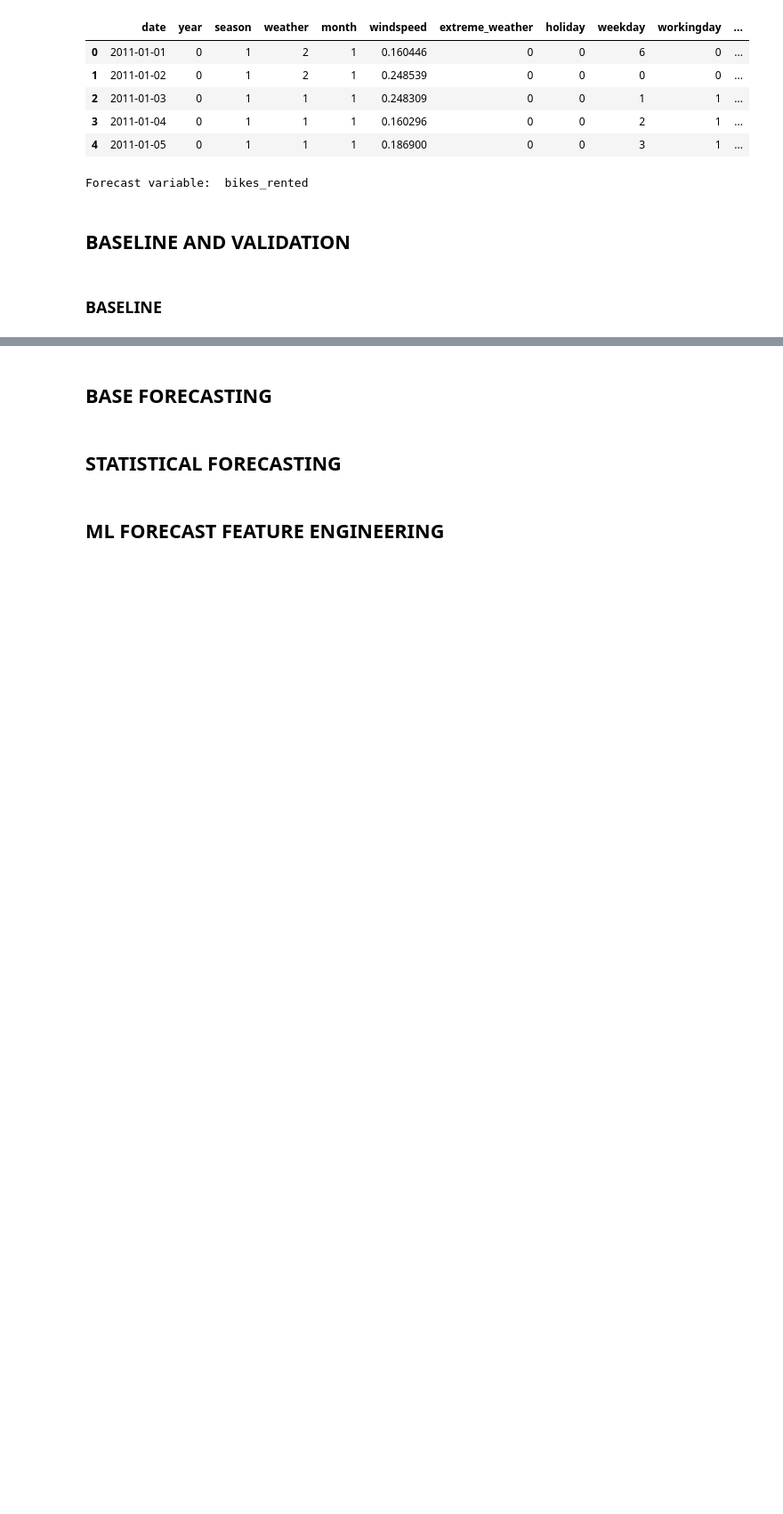
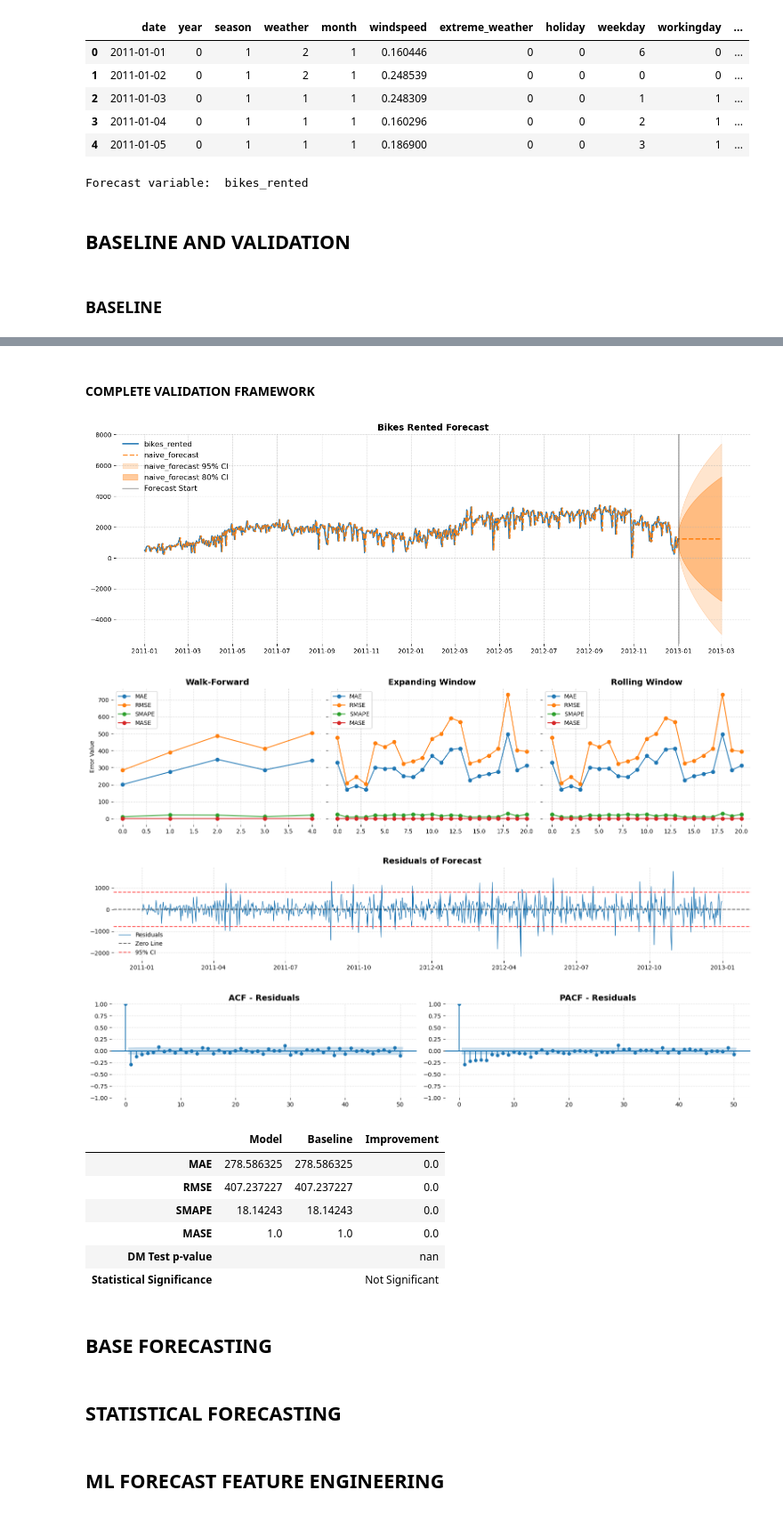
Before and after one commit to EAlmazanG/forecast-incremental-workflow, a Jupyter notebook: notebooks/forecast_day.ipynb, the cells around one changed output, grey strips where cells are left out. Shown at 89% size. Cells and saved outputs as stored; diff of their text form; code cells hidden in the pictures; blank space fills up the shorter version.

```diff
--- a/notebooks/forecast_day.ipynb
+++ b/notebooks/forecast_day.ipynb
@@ -780,0 +990,4 @@ plot_time_series_forecast(df_naive_forecast, [forecast_column, 'naive_forecast']
+# %%
+comparison_results = compare_forecast_models(df_naive_forecast, df_naive_forecast, df_naive_forecast, forecast_column, "naive_forecast")
+df_formatted = format_comparison_results(comparison_results)
+display(df_formatted)
@@ -781,3 +1002,37 @@ plot_time_series_forecast(df_naive_forecast, [forecast_column, 'naive_forecast']
+# %% [markdown]
+#### COMPLETE VALIDATION FRAMEWORK
+# %%
+def validate_forecast(df_naive, df_forecast, df_baseline, to_forecast_column, forecasted_column):
+    plot_time_series_forecast(df_forecast, [to_forecast_column, forecasted_column], 0.9, '--', True, 'sqrt')
+
+    model_metrics = calculate_forecast_metrics(df_naive, df_forecast, to_forecast_column, forecasted_column)
+
+    walk_results = walk_forward_validation(df_naive, df_forecast,to_forecast_column, forecasted_column, steps=30, n_splits=5)
+    expanding_results = expanding_window_validation(df_naive, df_forecast, to_forecast_column, forecasted_column, steps=30, initial_train_size=100)
+    rolling_results = rolling_window_validation(df_naive, df_forecast, to_forecast_column, forecasted_column, steps=30, window_size=100)
+
+    plot_validation_results(walk_results, expanding_results, rolling_results)
+
+    check_forecast_residuals(df_forecast, to_forecast_column, forecasted_column)
+
+    comparison_results = compare_forecast_models(df_naive, df_forecast, df_baseline, to_forecast_column, forecasted_column)
+    df_formatted = format_comparison_results(comparison_results)
+    display(df_formatted)
+    return model_metrics, comparison_results
+# %%
+naive_forecast_metrics, naive_forecasts_comparison_results = validate_forecast(df_naive=df_naive_forecast, df_forecast=df_naive_forecast, df_baseline=df_naive_forecast, to_forecast_column = forecast_column, forecasted_column = 'naive_forecast')
+# %% [output]
+[figure, added]
+[figure, added]
+[figure, added]
+[figure, added]
+|  | Model | Baseline | Improvement |
+| MAE | 278.586325 | 278.586325 | 0.0 |
+| RMSE | 407.237227 | 407.237227 | 0.0 |
+| SMAPE | 18.14243 | 18.14243 | 0.0 |
+| MASE | 1.0 | 1.0 | 0.0 |
+| DM Test p-value |  |  | nan |
+| Statistical Significance |  |  | Not Significant |
 # %% [markdown]
 ## BASE FORECASTING
 # %% [markdown]
```
Also changed, not shown: parts of 19 cells of this notebook.
